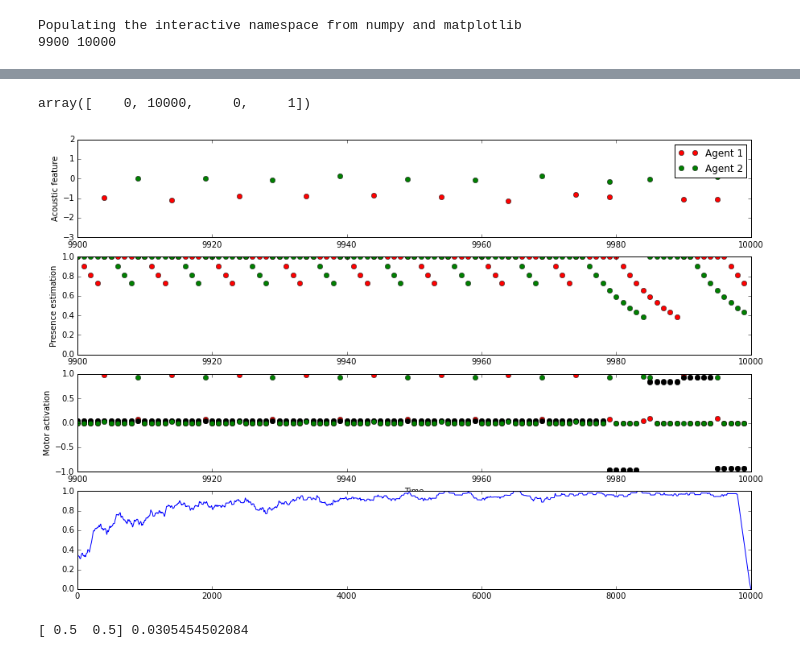
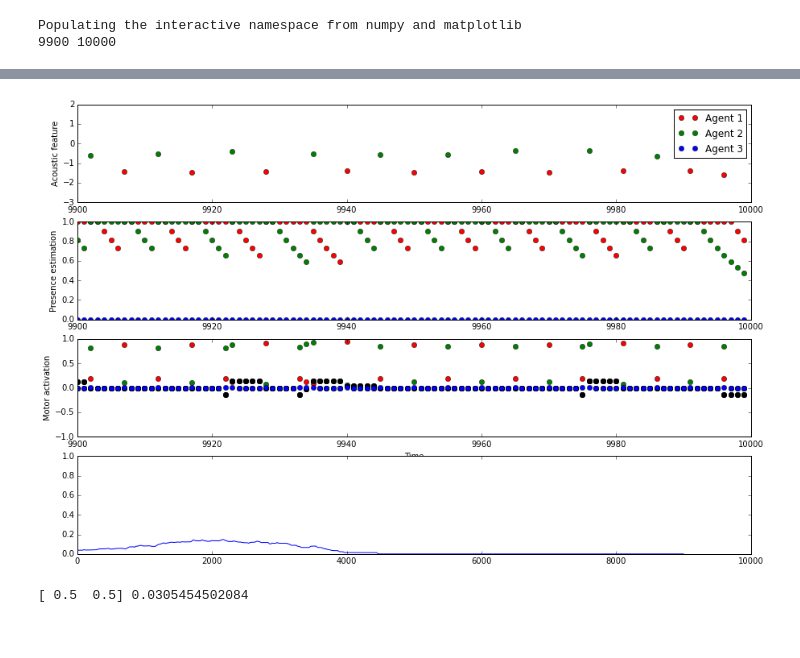
Before and after one commit to clement-moulin-frier/turntaking_model, a Jupyter notebook: turn_taking.ipynb, the cells around one changed output, grey strips where cells are left out. Saved outputs shown, nothing was run; the diff lists cells and outputs as text; code cells hidden in the pictures.

```diff
--- a/turn_taking.ipynb
+++ b/turn_taking.ipynb
@@ -1,5 +1,5 @@
 # %%
-n_ag = 2
+n_ag = 3
 # %%
 ag_voc_params = []
 for i in range(n_ag):
@@ -69,9 +69,10 @@ for t in range(start, end): #range(n_runs - 40, n_runs):
             ylabel("Motor activation")
             axis([start, end, -1, 1])
 subplot(414)
-win = [0, n_runs]
-plot(runningMeanFast(expe.log[0]['reward'][win[0]:win[1]], 200))
-axis(hstack((win, [0, 1])))
+bounds = [0, n_runs]
+win = 1000
+plot(runningMeanFast(expe.log[0]['reward'][bounds[0]:bounds[1]], win) [:-win])
+axis(hstack((bounds, [0, 1])))
             #if t > 200:
             #    overlapping = sum([int(sum([int(expe.log[ii_ag]['motor'][t - 200 + tt] is not None) for ii_ag in range(n_ag)]) == 1) for tt in range(200)]) / 200.
             #    plot(t, overlapping, '*')
@@ -83,5 +83,4 @@ WARNING: pylab import has clobbered these variables: ['colors']
-array([    0, 10000,     0,     1])
-[figure, old version]
+[figure, new version]
 # %%
 ag = agents[1]
 state = ag.pres_estimator.presence
```
Also changed, not shown: parts of 1 cell of this notebook, 1 other file.
